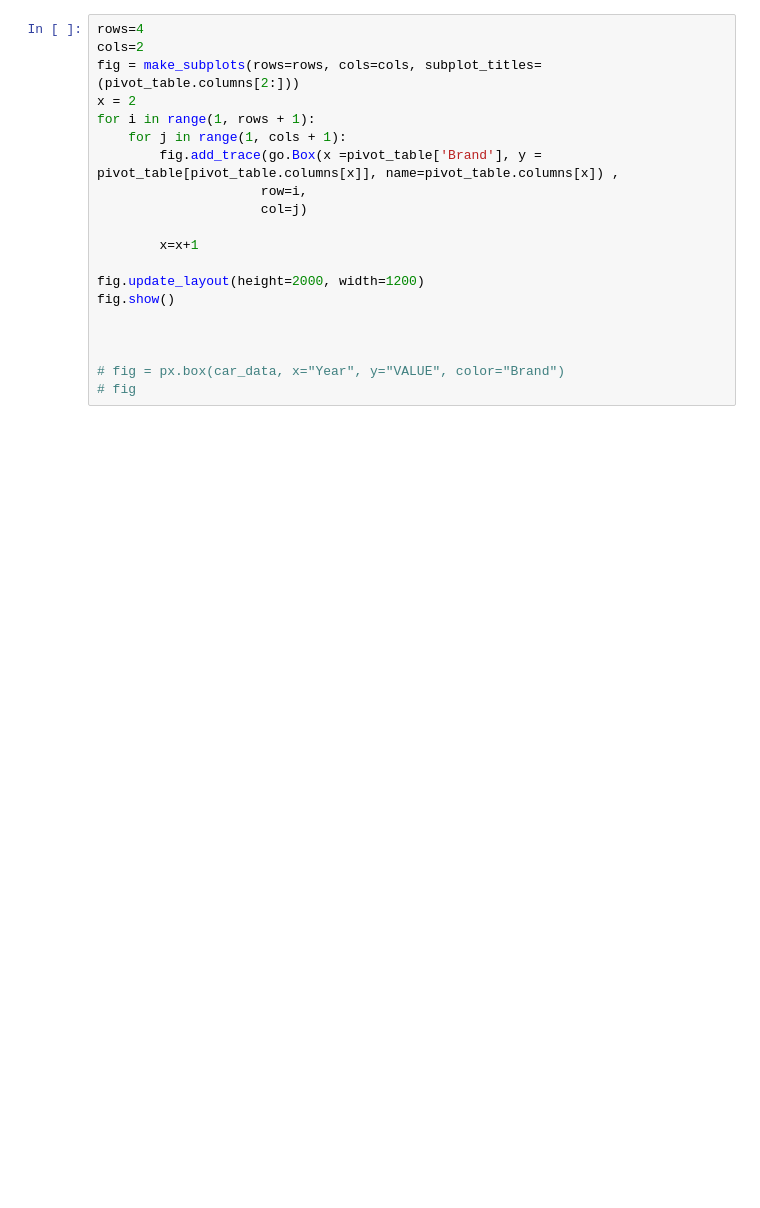
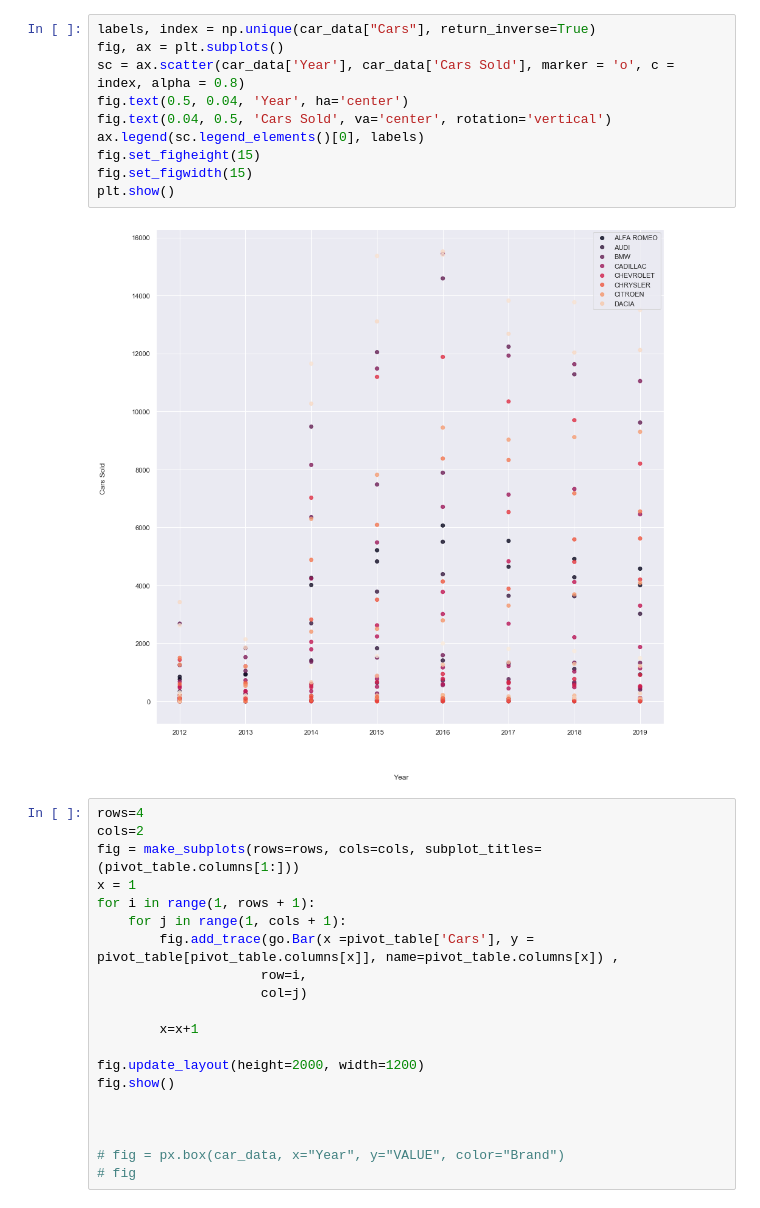
Before and after one commit to waseemmm737/crisp-dm-project, a Jupyter notebook: vehicle_data.ipynb, the cells around one changed output. Drawn from its saved outputs; the diff is of its cells as text; blank space fills up the shorter version.

```diff
--- a/vehicle_data.ipynb
+++ b/vehicle_data.ipynb
@@ -93,11 +144,23 @@ pivot_table
+# %%
+labels, index = np.unique(car_data["Cars"], return_inverse=True)
+fig, ax = plt.subplots()
+sc = ax.scatter(car_data['Year'], car_data['Cars Sold'], marker = 'o', c = index, alpha = 0.8)
+fig.text(0.5, 0.04, 'Year', ha='center')
+fig.text(0.04, 0.5, 'Cars Sold', va='center', rotation='vertical')
+ax.legend(sc.legend_elements()[0], labels)
+fig.set_figheight(15)
+fig.set_figwidth(15)
+plt.show()
+# %% [output]
+[figure, added]
 # %%
 rows=4
 cols=2
-fig = make_subplots(rows=rows, cols=cols, subplot_titles=(pivot_table.columns[2:]))
-x = 2
+fig = make_subplots(rows=rows, cols=cols, subplot_titles=(pivot_table.columns[1:]))
+x = 1
 for i in range(1, rows + 1):
     for j in range(1, cols + 1):
-        fig.add_trace(go.Box(x =pivot_table['Brand'], y = pivot_table[pivot_table.columns[x]], name=pivot_table.columns[x]) ,
+        fig.add_trace(go.Bar(x =pivot_table['Cars'], y = pivot_table[pivot_table.columns[x]], name=pivot_table.columns[x]) ,
                      row=i,
                      col=j)
 
```
Also changed, not shown: parts of 25 cells of this notebook.
